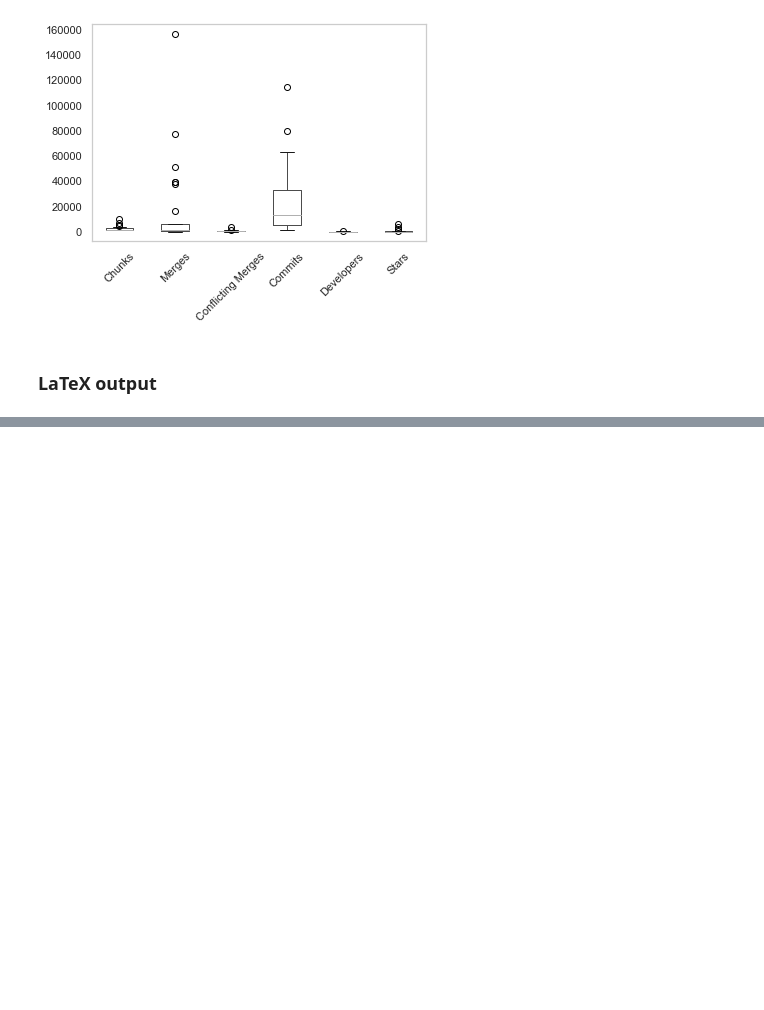
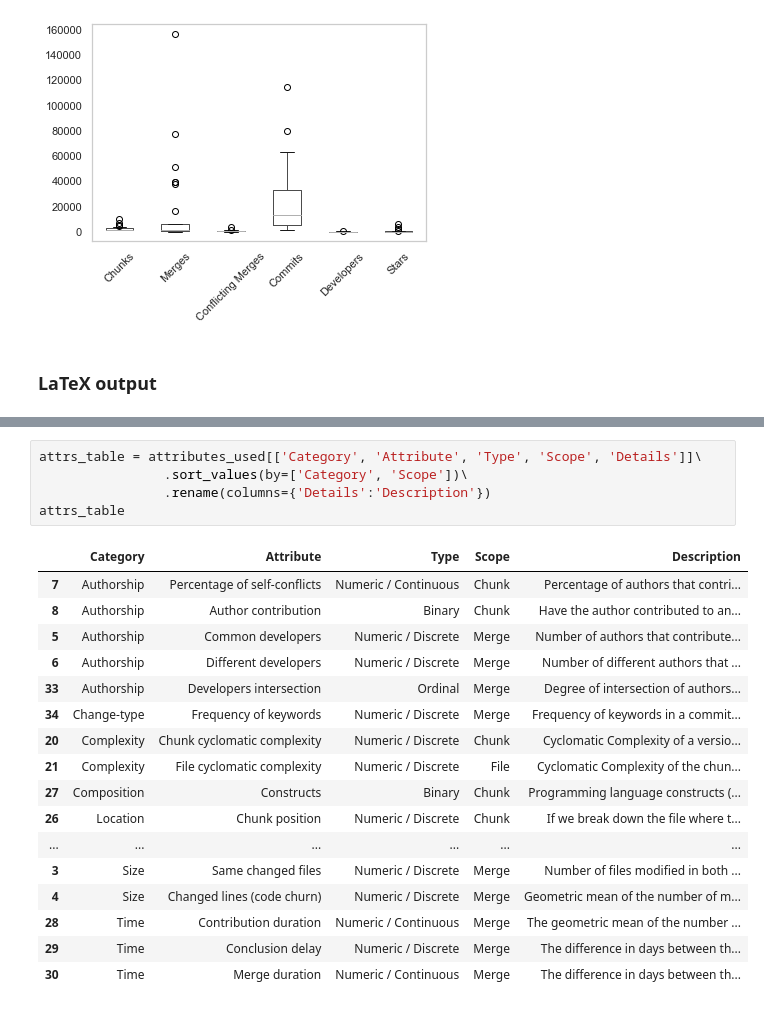
Before and after one commit to gems-uff/mestre, a Jupyter notebook: scripts/paper/tables.ipynb, the cells around one changed output, grey strips where cells are left out. Drawn from its saved outputs; the diff is of its cells as text; blank space fills up the shorter version.

Commit message:
Update table of attributes

```diff
--- a/scripts/paper/tables.ipynb
+++ b/scripts/paper/tables.ipynb
@@ -531,0 +488,23 @@ Change-type &           Frequency of Keywords in commit message & Merge &
+# %%
+attrs_table = attributes_used[['Category', 'Attribute', 'Type', 'Scope', 'Details']]\
+                .sort_values(by=['Category', 'Scope'])\
+                .rename(columns={'Details':'Description'})
+attrs_table
+# %% [output]
+|  | Category | Attribute | Type | Scope | Description |
+| 7 | Authorship | Percentage of self-conflicts | Numeric / Continuous | Chunk | Percentage of authors that contri... |
+| 8 | Authorship | Author contribution | Binary | Chunk | Have the author contributed to an... |
+| 5 | Authorship | Common developers | Numeric / Discrete | Merge | Number of authors that contribute... |
+| 6 | Authorship | Different developers | Numeric / Discrete | Merge | Number of different authors that ... |
+| 33 | Authorship | Developers intersection | Ordinal | Merge | Degree of intersection of authors... |
+| 34 | Change-type | Frequency of keywords | Numeric / Discrete | Merge | Frequency of keywords in a commit... |
+| 20 | Complexity | Chunk cyclomatic complexity | Numeric / Discrete | Chunk | Cyclomatic Complexity of a versio... |
+| 21 | Complexity | File cyclomatic complexity | Numeric / Discrete | File | Cyclomatic Complexity of the chun... |
+| 27 | Composition | Constructs | Binary | Chunk | Programming language constructs (... |
+| 26 | Location | Chunk position | Numeric / Discrete | Chunk | If we break down the file where t... |
+| ... | ... | ... | ... | ... | ... |
+| 3 | Size | Same changed files | Numeric / Discrete | Merge | Number of files modified in both ... |
+| 4 | Size | Changed lines (code churn) | Numeric / Discrete | Merge | Geometric mean of the number of m... |
+| 28 | Time | Contribution duration | Numeric / Continuous | Merge | The geometric mean of the number ... |
+| 29 | Time | Conclusion delay | Numeric / Discrete | Merge | The difference in days between th... |
+| 30 | Time | Merge duration | Numeric / Continuous | Merge | The difference in days between th... |
```
Also changed, not shown: parts of 11 cells of this notebook.
